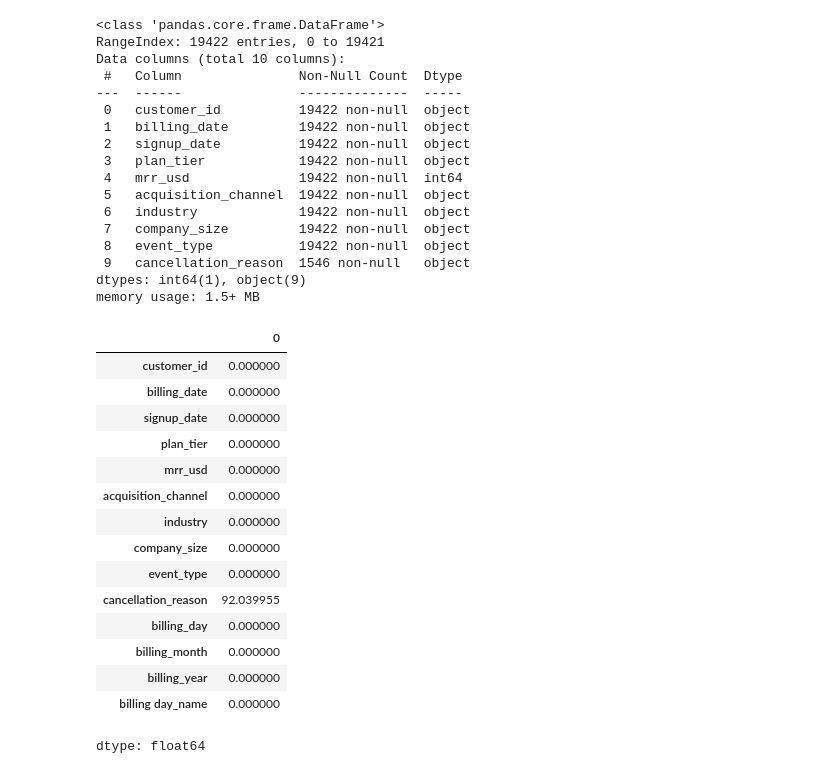
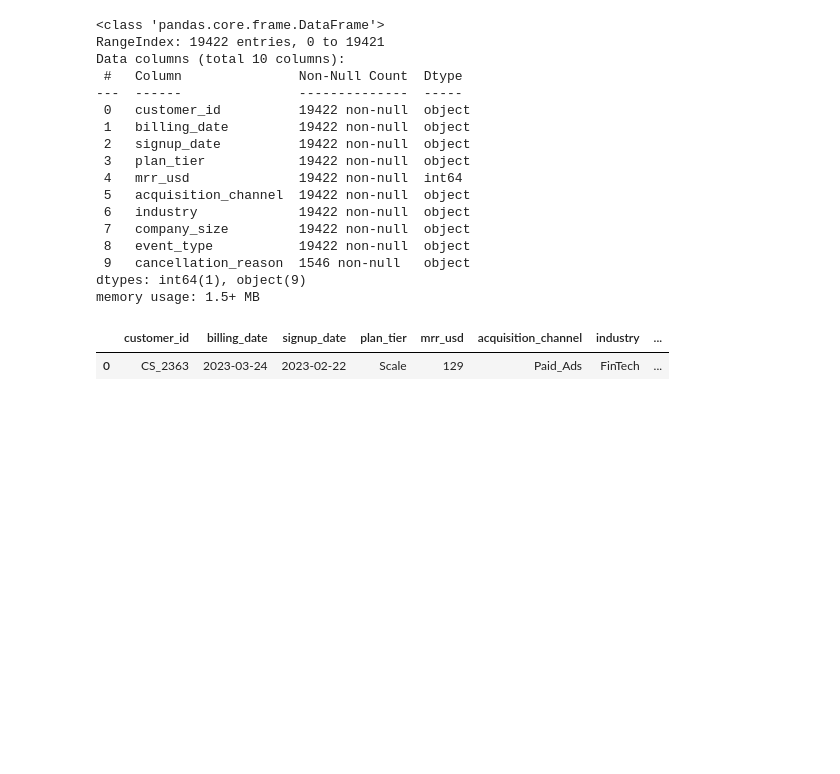
Before and after one commit to banerjee109/Infotact-Project-2, a Jupyter notebook: cohort_retention_cltv_analysis_project.ipynb, the cells around one changed output. Cells and saved outputs as stored; diff of their text form; code cells hidden in the pictures; blank space fills up the shorter version.

```diff
--- a/cohort_retention_cltv_analysis_project.ipynb
+++ b/cohort_retention_cltv_analysis_project.ipynb
@@ -155,51 +155,38 @@ df["customer_id"].nunique()
 len(df["customer_id"])
 df["company_size"].idxmax()
 df["billing_date"].head()
 df["billing_date"]=pd.to_datetime(df["billing_date"])
 df["billing_date"].head()
 df["billing_day"]=df["billing_date"].dt.day
 df["billing_month"]=df["billing_date"].dt.month
 df["billing_year"]=df["billing_date"].dt.year
-df["billing day_name"]=df["billing_date"].dt.day_name()
-df["billing day_name"].unique()
+df["billing_day_name"]=df["billing_date"].dt.day_name()
+df["billing_day_name"].unique()
 df["billing_year"].unique()
 df["billing_month"].nunique()
 missing_percent = (df.isna().sum() / len(df))*100
 missing_percent
+df.head(1)
 # %% [output]
 <class 'pandas.core.frame.DataFrame'>
 RangeIndex: 19422 entries, 0 to 19421
 Data columns (total 10 columns):
  #   Column               Non-Null Count  Dtype
 ---  ------               --------------  -----
  0   customer_id          19422 non-null  object
  1   billing_date         19422 non-null  object
  2   signup_date          19422 non-null  object
  3   plan_tier            19422 non-null  object
  4   mrr_usd              19422 non-null  int64
  5   acquisition_channel  19422 non-null  object
  6   industry             19422 non-null  object
  7   company_size         19422 non-null  object
  8   event_type           19422 non-null  object
  9   cancellation_reason  1546 non-null   object
 dtypes: int64(1), object(9)
 memory usage: 1.5+ MB
-|  | 0 |
-| customer_id | 0.000000 |
-| billing_date | 0.000000 |
-| signup_date | 0.000000 |
-| plan_tier | 0.000000 |
-| mrr_usd | 0.000000 |
-| acquisition_channel | 0.000000 |
-| industry | 0.000000 |
-| company_size | 0.000000 |
-| event_type | 0.000000 |
-| cancellation_reason | 92.039955 |
-| billing_day | 0.000000 |
-| billing_month | 0.000000 |
-| billing_year | 0.000000 |
-| billing day_name | 0.000000 |
+|  | customer_id | billing_date | signup_date | plan_tier | mrr_usd | acquisition_channel | industry | ... |
+| 0 | CS_2363 | 2023-03-24 | 2023-02-22 | Scale | 129 | Paid_Ads | FinTech | ... |
-dtype: float64
 # %%
 df.head(5)
 df.groupby("acquisition_channel")["mrr_usd"].sum()
```
Also changed, not shown: parts of 1 cell of this notebook.
